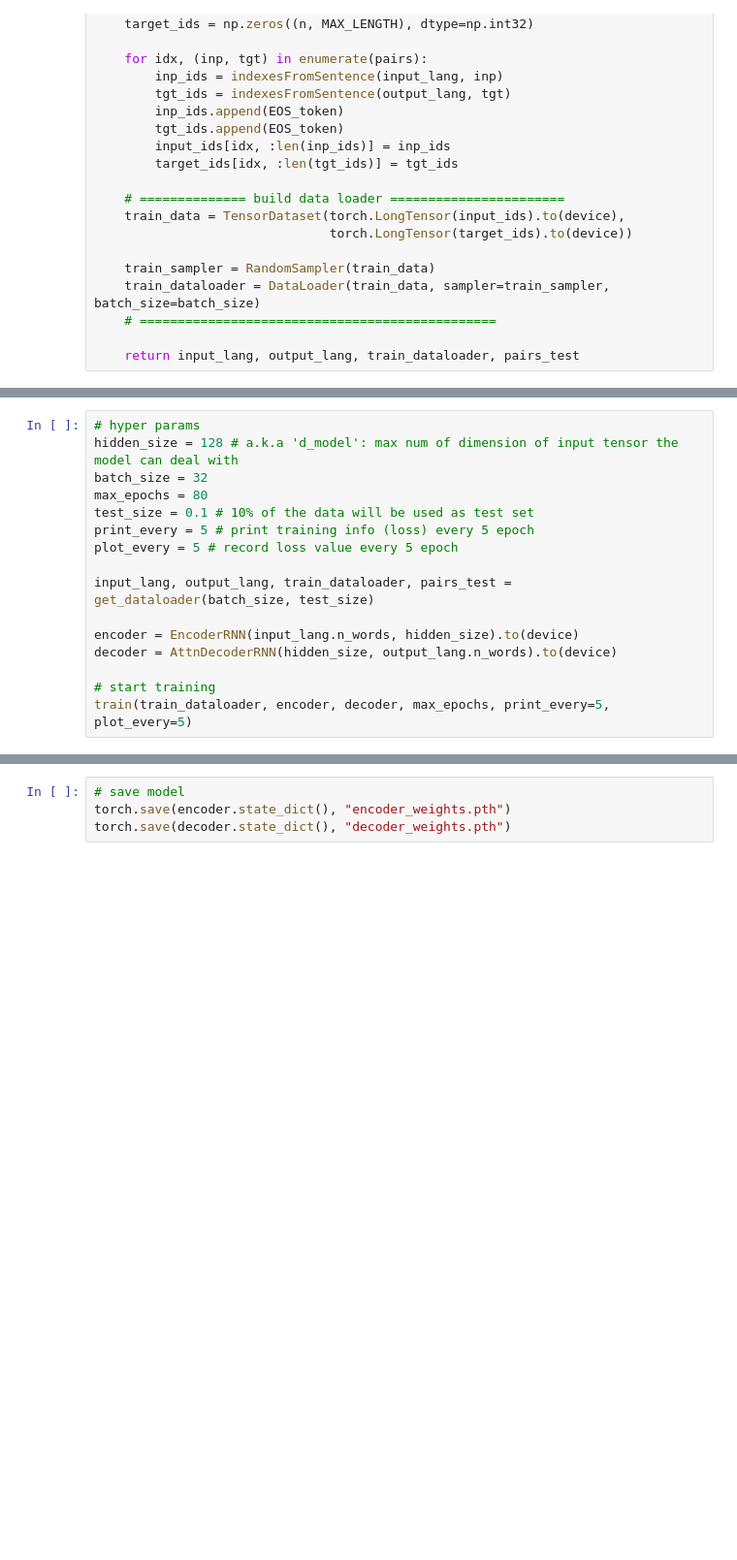
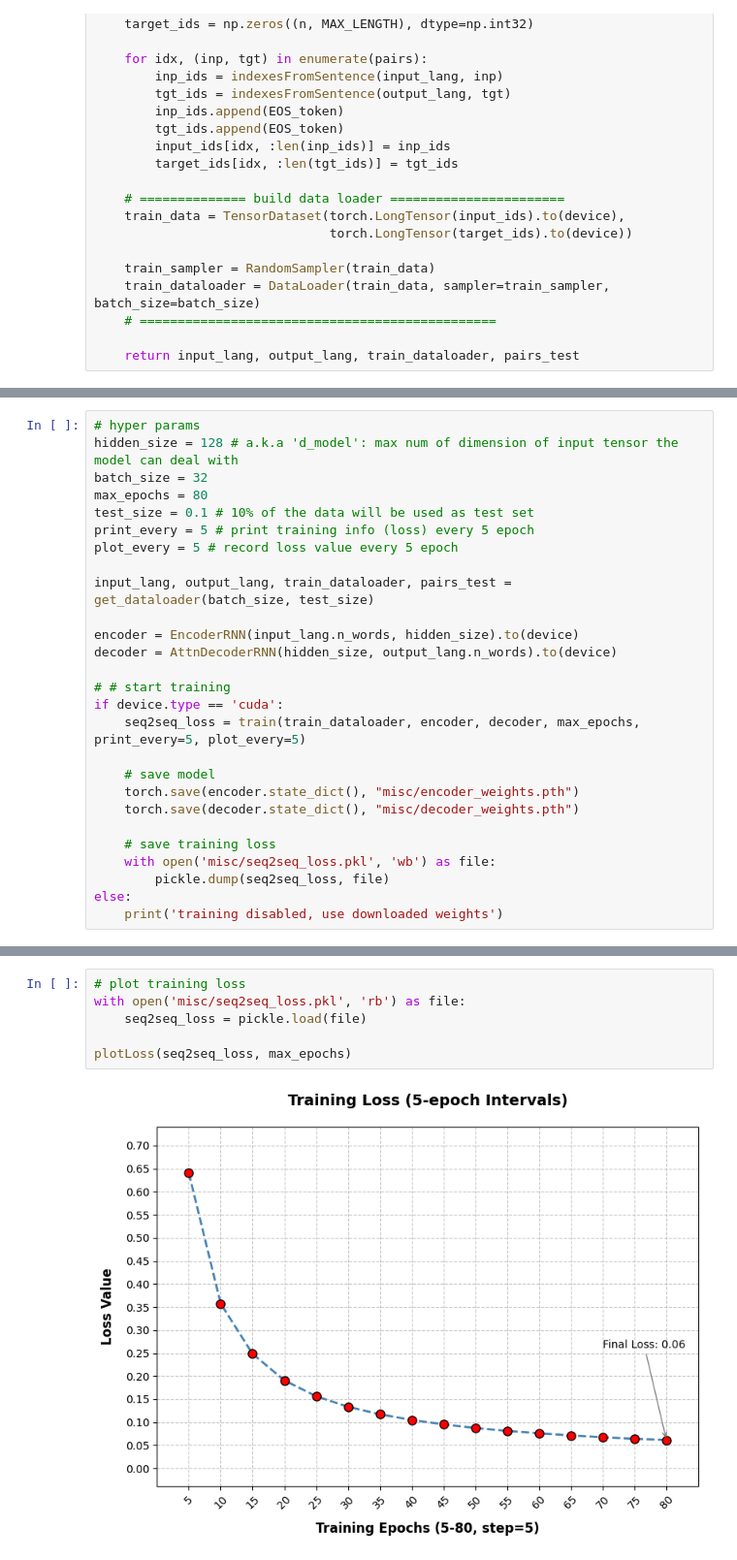
Before and after one commit to xuguy/DL-MDS5122-hw2, a Jupyter notebook: dl-hw2_seq2seq_kaggle.ipynb, the cells around one changed output, grey strips where cells are left out. Shown: that part at 97% size. Drawn from its saved outputs; the diff is of its cells as text; blank space fills up the shorter version.

```diff
--- a/dl-hw2_seq2seq_kaggle.ipynb
+++ b/dl-hw2_seq2seq_kaggle.ipynb
@@ -451,5 +466,16 @@ input_lang, output_lang, train_dataloader, pairs_test = get_dataloader(batch_siz
 encoder = EncoderRNN(input_lang.n_words, hidden_size).to(device)
 decoder = AttnDecoderRNN(hidden_size, output_lang.n_words).to(device)
 
-# start training
-train(train_dataloader, encoder, decoder, max_epochs, print_every=5, plot_every=5)
+# # start training
+if device.type == 'cuda':
+    seq2seq_loss = train(train_dataloader, encoder, decoder, max_epochs, print_every=5, plot_every=5)
+
+    # save model
+    torch.save(encoder.state_dict(), "misc/encoder_weights.pth")
+    torch.save(decoder.state_dict(), "misc/decoder_weights.pth")
+
+    # save training loss
+    with open('misc/seq2seq_loss.pkl', 'wb') as file:
+        pickle.dump(seq2seq_loss, file)
+else:
+    print('training disabled, use downloaded weights')
@@ -456,6 +491,10 @@ train(train_dataloader, encoder, decoder, max_epochs, print_every=5, plot_every=
-# %%
-# save model
-torch.save(encoder.state_dict(), "encoder_weights.pth")
-torch.save(decoder.state_dict(), "decoder_weights.pth")
+# %%
+# plot training loss
+with open('misc/seq2seq_loss.pkl', 'rb') as file:
+    seq2seq_loss = pickle.load(file)
+
+plotLoss(seq2seq_loss, max_epochs)
+# %% [output]
+[figure, added]
 # %%
 # reload model from saved file
```
Also changed, not shown: parts of 12 cells of this notebook, 29 other files.
